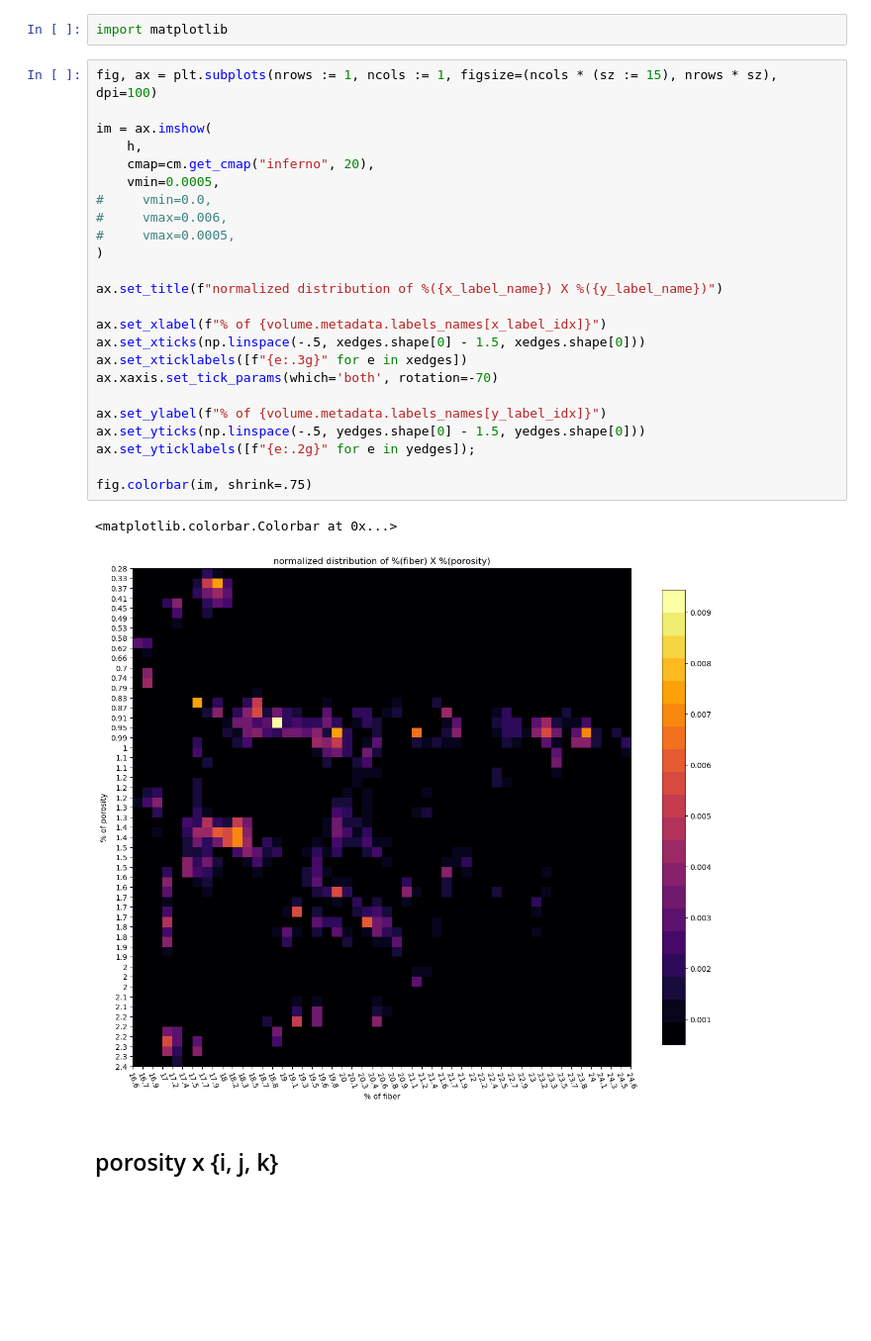
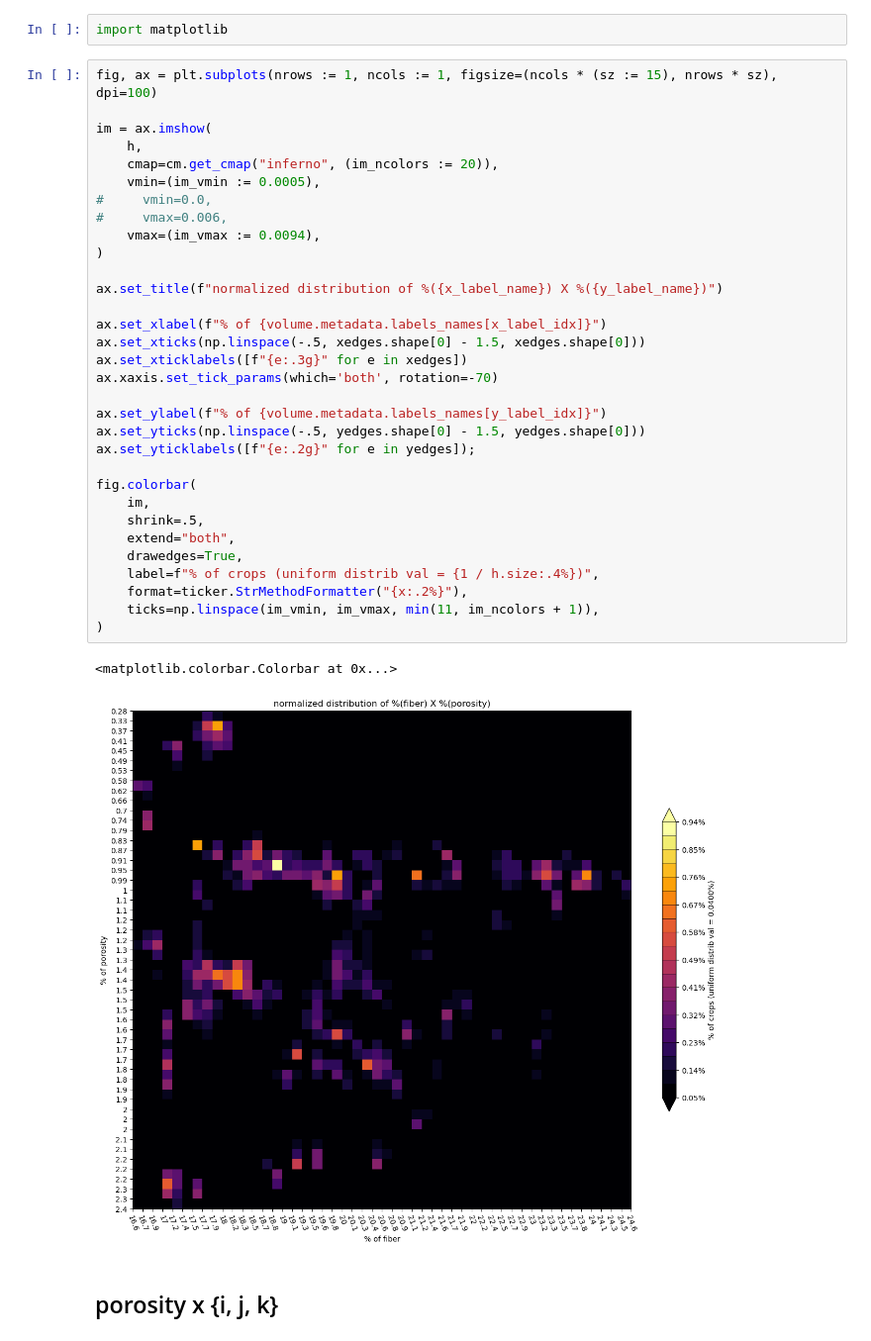
Before and after one commit to jpcbertoldo/tomo2seg, a Jupyter notebook: nbs/crop-probabilities-00.ipynb, the cells around one changed output. Shown at 99% size. Cells and saved outputs as stored; diff of their text form; blank space fills up the shorter version.

Commit message:
implement crop probrabilities computation

```diff
--- a/nbs/crop-probabilities-00.ipynb
+++ b/nbs/crop-probabilities-00.ipynb
@@ -410,30 +431,38 @@ import matplotlib
 # %%
 fig, ax = plt.subplots(nrows := 1, ncols := 1, figsize=(ncols * (sz := 15), nrows * sz), dpi=100)
 
 im = ax.imshow(
     h,
-    cmap=cm.get_cmap("inferno", 20),
-    vmin=0.0005,
+    cmap=cm.get_cmap("inferno", (im_ncolors := 20)),
+    vmin=(im_vmin := 0.0005),
 #     vmin=0.0,
 #     vmax=0.006,
-#     vmax=0.0005,
+    vmax=(im_vmax := 0.0094),
 )
 
 ax.set_title(f"normalized distribution of %({x_label_name}) X %({y_label_name})")
 
 ax.set_xlabel(f"% of {volume.metadata.labels_names[x_label_idx]}")
 ax.set_xticks(np.linspace(-.5, xedges.shape[0] - 1.5, xedges.shape[0]))
 ax.set_xticklabels([f"{e:.3g}" for e in xedges])
 ax.xaxis.set_tick_params(which='both', rotation=-70)
 
 ax.set_ylabel(f"% of {volume.metadata.labels_names[y_label_idx]}")
 ax.set_yticks(np.linspace(-.5, yedges.shape[0] - 1.5, yedges.shape[0]))
 ax.set_yticklabels([f"{e:.2g}" for e in yedges]);
 
-fig.colorbar(im, shrink=.75)
+fig.colorbar(
+    im,
+    shrink=.5,
+    extend="both",
+    drawedges=True,
+    label=f"% of crops (uniform distrib val = {1 / h.size:.4%})",
+    format=ticker.StrMethodFormatter("{x:.2%}"),
+    ticks=np.linspace(im_vmin, im_vmax, min(11, im_ncolors + 1)),
+)
 # %% [output]
 <matplotlib.colorbar.Colorbar at 0x...>
-[figure, old version]
+[figure, new version]
 # %% [markdown]
 ## porosity x {i, j, k}
 # %%
```
Also changed, not shown: parts of 14 cells of this notebook.
